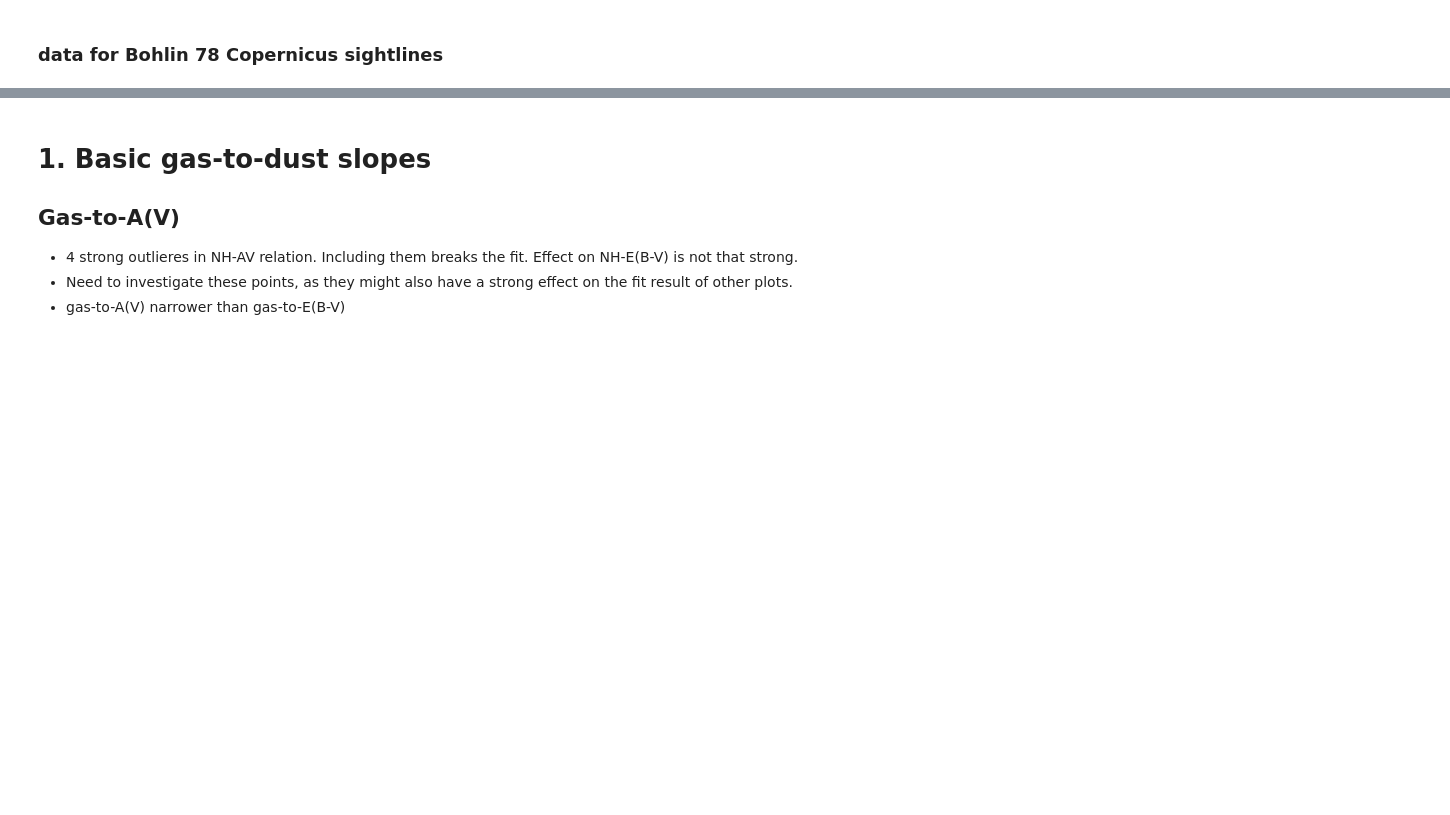
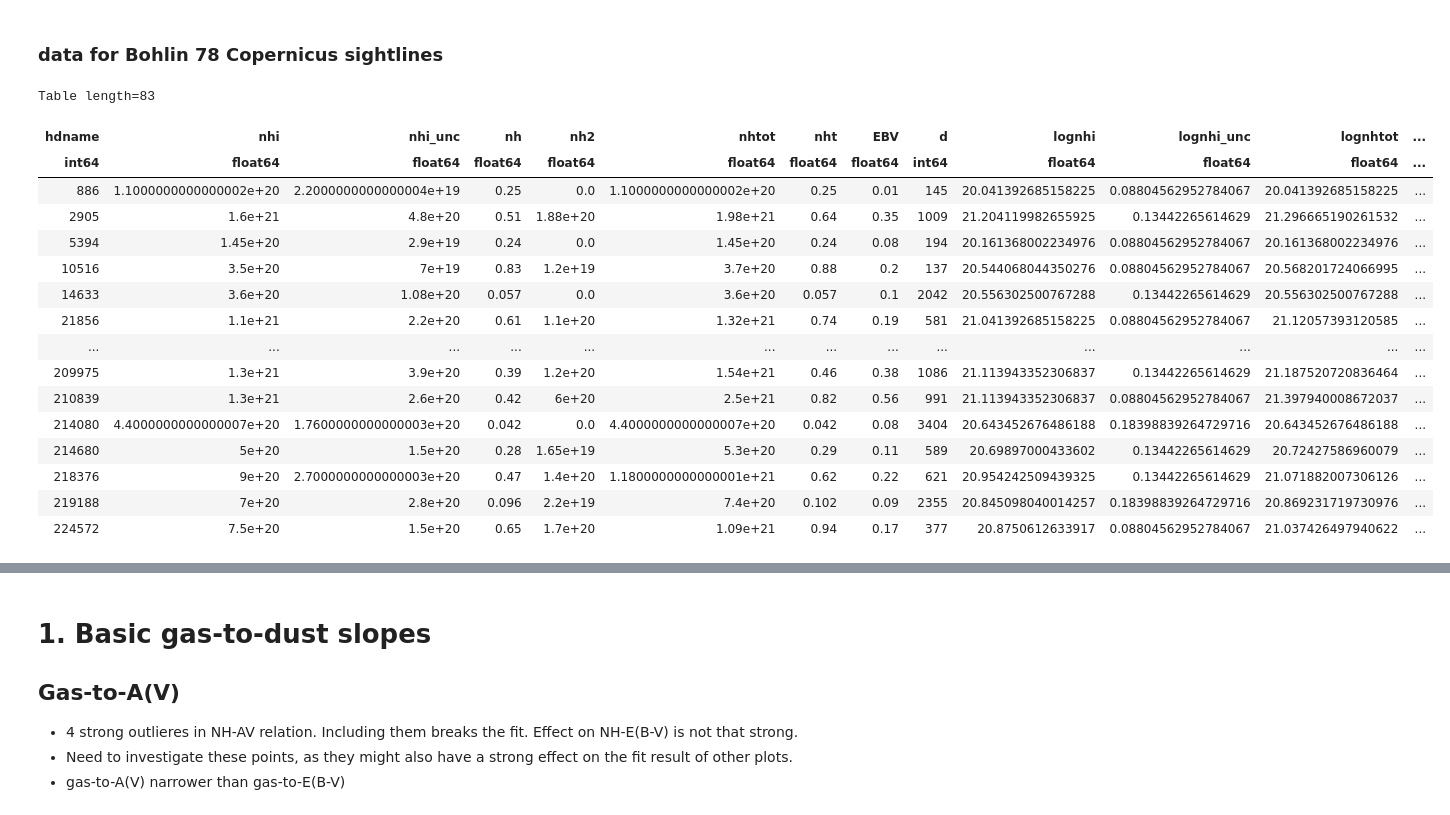
Before and after one commit to drvdputt/dust_fuse_h2, a Jupyter notebook: interesting_plots.ipynb, the cells around one changed output, grey strips where cells are left out. Cells and saved outputs as stored; diff of their text form; code cells hidden in the pictures; blank space fills up the shorter version.

```diff
--- a/interesting_plots.ipynb
+++ b/interesting_plots.ipynb
@@ -41,3 +42,22 @@ data_comp = get_merged_table(comp=True)
 ### data for Bohlin 78 Copernicus sightlines
 # %%
 data_bohlin78 = get_bohlin78()
+data_bohlin78
+# %% [output]
+Table length=83
+| hdname | nhi | nhi_unc | nh | nh2 | nhtot | nht | EBV | d | lognhi | lognhi_unc | lognhtot | ... |
+| int64 | float64 | float64 | float64 | float64 | float64 | float64 | float64 | int64 | float64 | float64 | float64 | ... |
+| 886 | 1.1000000000000002e+20 | 2.2000000000000004e+19 | 0.25 | 0.0 | 1.1000000000000002e+20 | 0.25 | 0.01 | 145 | 20.041392685158225 | 0.08804562952784067 | 20.041392685158225 | ... |
+| 2905 | 1.6e+21 | 4.8e+20 | 0.51 | 1.88e+20 | 1.98e+21 | 0.64 | 0.35 | 1009 | 21.204119982655925 | 0.13442265614629 | 21.296665190261532 | ... |
+| 5394 | 1.45e+20 | 2.9e+19 | 0.24 | 0.0 | 1.45e+20 | 0.24 | 0.08 | 194 | 20.161368002234976 | 0.08804562952784067 | 20.161368002234976 | ... |
+| 10516 | 3.5e+20 | 7e+19 | 0.83 | 1.2e+19 | 3.7e+20 | 0.88 | 0.2 | 137 | 20.544068044350276 | 0.08804562952784067 | 20.568201724066995 | ... |
+| 14633 | 3.6e+20 | 1.08e+20 | 0.057 | 0.0 | 3.6e+20 | 0.057 | 0.1 | 2042 | 20.556302500767288 | 0.13442265614629 | 20.556302500767288 | ... |
+| 21856 | 1.1e+21 | 2.2e+20 | 0.61 | 1.1e+20 | 1.32e+21 | 0.74 | 0.19 | 581 | 21.041392685158225 | 0.08804562952784067 | 21.12057393120585 | ... |
+| ... | ... | ... | ... | ... | ... | ... | ... | ... | ... | ... | ... | ... |
+| 209975 | 1.3e+21 | 3.9e+20 | 0.39 | 1.2e+20 | 1.54e+21 | 0.46 | 0.38 | 1086 | 21.113943352306837 | 0.13442265614629 | 21.187520720836464 | ... |
+| 210839 | 1.3e+21 | 2.6e+20 | 0.42 | 6e+20 | 2.5e+21 | 0.82 | 0.56 | 991 | 21.113943352306837 | 0.08804562952784067 | 21.397940008672037 | ... |
+| 214080 | 4.4000000000000007e+20 | 1.7600000000000003e+20 | 0.042 | 0.0 | 4.4000000000000007e+20 | 0.042 | 0.08 | 3404 | 20.643452676486188 | 0.18398839264729716 | 20.643452676486188 | ... |
+| 214680 | 5e+20 | 1.5e+20 | 0.28 | 1.65e+19 | 5.3e+20 | 0.29 | 0.11 | 589 | 20.69897000433602 | 0.13442265614629 | 20.72427586960079 | ... |
+| 218376 | 9e+20 | 2.7000000000000003e+20 | 0.47 | 1.4e+20 | 1.1800000000000001e+21 | 0.62 | 0.22 | 621 | 20.954242509439325 | 0.13442265614629 | 21.071882007306126 | ... |
+| 219188 | 7e+20 | 2.8e+20 | 0.096 | 2.2e+19 | 7.4e+20 | 0.102 | 0.09 | 2355 | 20.845098040014257 | 0.18398839264729716 | 20.869231719730976 | ... |
+| 224572 | 7.5e+20 | 1.5e+20 | 0.65 | 1.7e+20 | 1.09e+21 | 0.94 | 0.17 | 377 | 20.8750612633917 | 0.08804562952784067 | 21.037426497940622 | ... |
```
Also changed, not shown: parts of 26 cells of this notebook, 1 other file.
